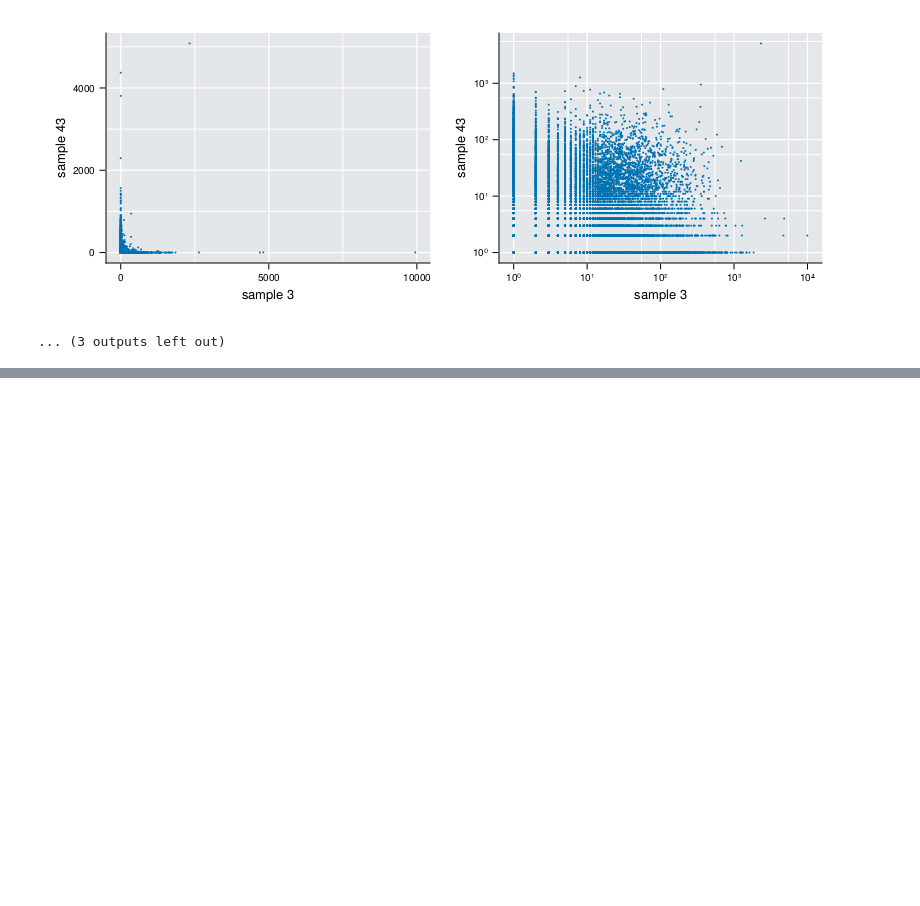
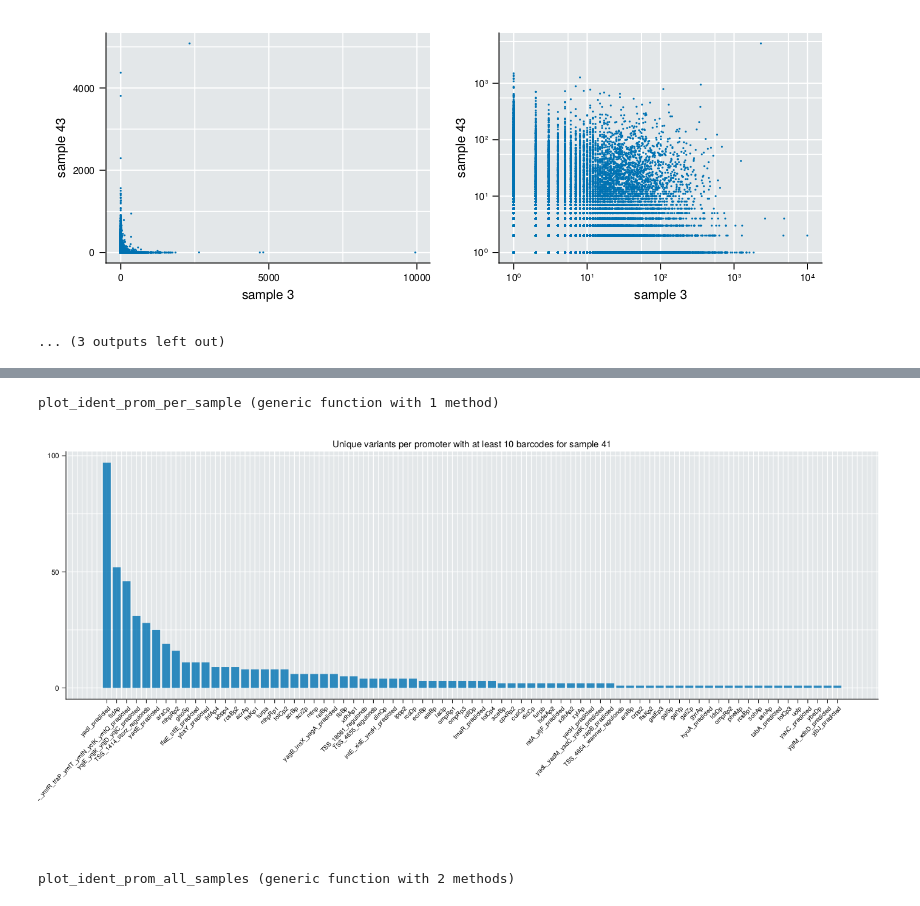
Before and after one commit to RPGroup-PBoC/Reg-Seq-2, a Jupyter notebook: code/processing/20220810_barcode_test/barcode_analysis.ipynb, the cells around one changed output, grey strips where cells are left out. Drawn from its saved outputs; the diff is of its cells as text; code cells hidden in the pictures; blank space fills up the shorter version.

```diff
--- a/code/processing/20220810_barcode_test/barcode_analysis.ipynb
+++ b/code/processing/20220810_barcode_test/barcode_analysis.ipynb
@@ -143,0 +71,2 @@ julia> long = stack(wide)
+# %%
+df_mapping = CSV.read("../../../data/barcodes/20220514_mapping/mapped_barcodes.csv", DataFrame)
@@ -143,0 +101,2 @@ julia> long = stack(wide)
+# %%
+df_join = innerjoin(df, df_mapping[!, ["barcode", "promoter", "name"]], on="barcode")
@@ -143,0 +123,65 @@ julia> long = stack(wide)
+# %%
+function plot_ident_prom_per_sample(df, sample; threshold=10)
+    _df = df[df.sample .== sample, :]
+
+    fig = Figure(resolution=(1400, 700))
+    ax = Axis(fig[1, 1])
+
+    df_thresh = _df[_df.counts .> 1, :]
+    # function to count unique entries
+    num_unique(x) = length(unique(x))
+    df_thresh = combine(groupby(df_thresh, [:name, :promoter]), :barcode => length => :uniq_barcodes)
+    df_thresh = df_thresh[df_thresh.uniq_barcodes .> threshold, :]
+    # Count unique variants per promoter
+    df_thresh = combine(groupby(df_thresh, :name), :promoter => num_unique)
+
+    # Sort by number of variants
+    sort!(df_thresh, :promoter_num_unique, rev=true)
+    barplot!(
+        ax,
+        1:nrow(df_thresh),
+        df_thresh.promoter_num_unique
+    )
+    ax.xticks = (1:nrow(df_thresh), df_thresh.name)
+    ax.xticklabelrotation = pi/4
+    ax.yticklabelsize = 12
+    ax.title = "Unique variants per promoter with at least 10 barcodes for sample $sample"
+    ax.titlesize=15
+    return fig
+end
+# %% [output]
+plot_ident_prom_per_sample (generic function with 1 method)
+# %%
+plot_ident_prom_per_sample(df_join, 41, threshold = 5)
+# %% [output]
+[figure, added]
+# %%
+function plot_ident_prom_all_samples(df; threshold=10)
+    _df = combine(groupby(df, [:barcode, :promoter, :name]), :counts => sum => :tot_counts)
+    fig = Figure(resolution=(1400, 700))
+    ax = Axis(fig[1, 1])
+
+    df_thresh = _df[_df.tot_counts .> 1, :]
+    # function to count unique entries
+    num_unique(x) = length(unique(x))
+    df_thresh = combine(groupby(df_thresh, [:name, :promoter]), :barcode => length => :uniq_barcodes)
+    df_thresh = df_thresh[df_thresh.uniq_barcodes .> threshold, :]
+    # Count unique variants per promoter
+    df_thresh = combine(groupby(df_thresh, :name), :promoter => num_unique)
+
+    # Sort by number of variants
+    sort!(df_thresh, :promoter_num_unique, rev=true)
+    barplot!(
+        ax,
+        1:nrow(df_thresh),
+        df_thresh.promoter_num_unique
+    )
+    ax.xticks = (1:nrow(df_thresh), df_thresh.name)
+    ax.xticklabelrotation = pi/4
+    ax.yticklabelsize = 12
+    ax.title = "Unique variants per promoter with at least $threshold barcodes for all samples"
+    ax.titlesize=15
+    return fig
+end
+# %% [output]
+plot_ident_prom_all_samples (generic function with 2 methods)
```
Also changed, not shown: parts of 20 cells of this notebook, 2 other files.
